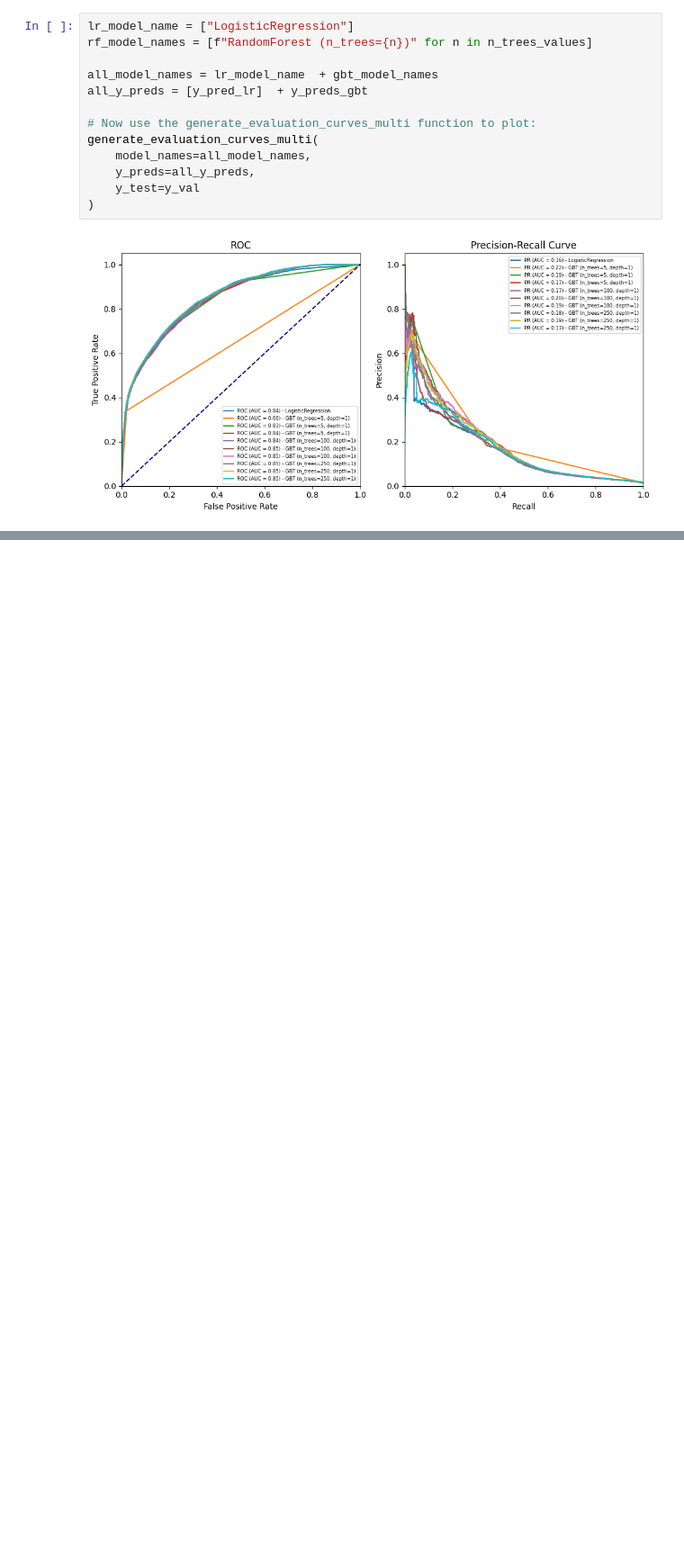
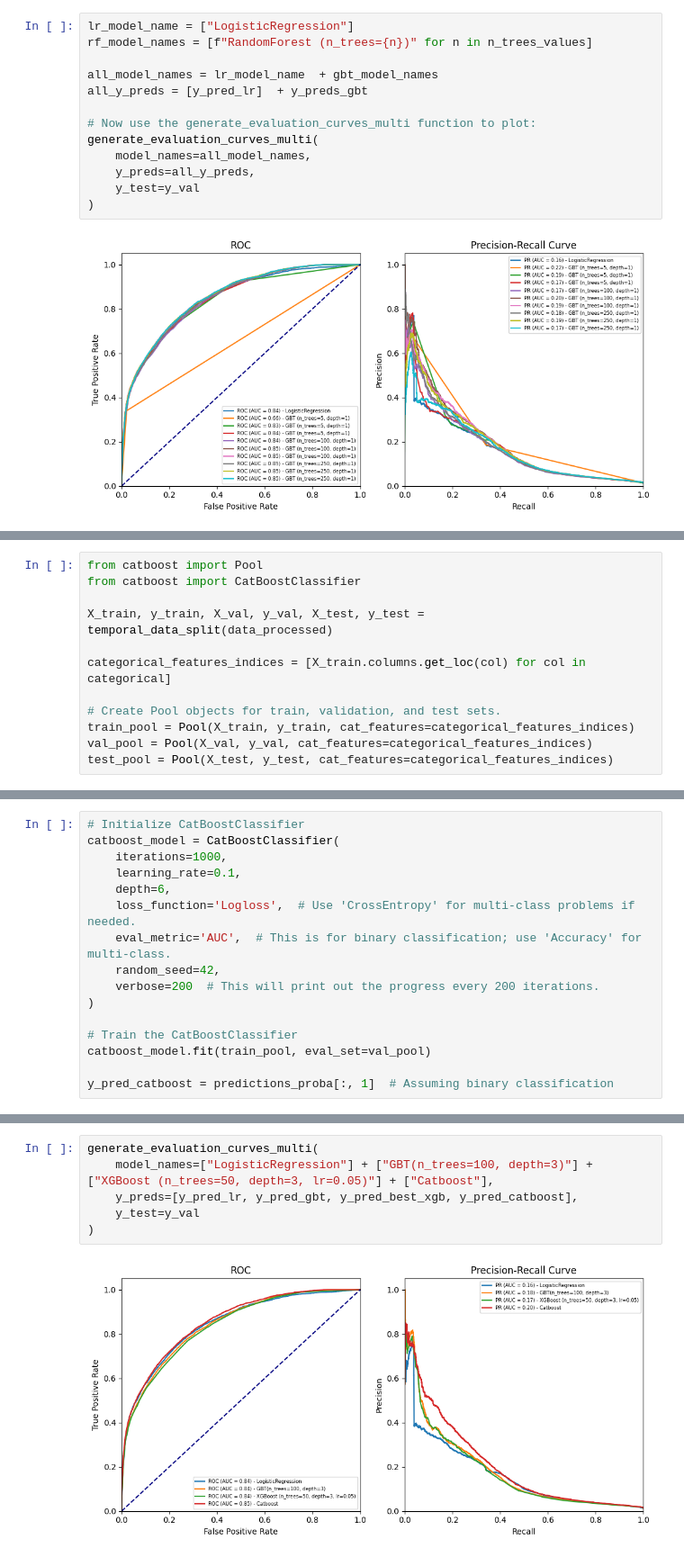
Before and after one commit to dan1dr/zrive-ds, a Jupyter notebook: src/module_4/push_exploration_non_linear.ipynb, the cells around one changed output, grey strips where cells are left out. Shown at 90% size. Cells and saved outputs as stored; diff of their text form; blank space fills up the shorter version.

```diff
--- a/src/module_4/push_exploration_non_linear.ipynb
+++ b/src/module_4/push_exploration_non_linear.ipynb
@@ -645,0 +887,12 @@ BGT with n_trees = 100 and depth = 3 seems to be our best model (brown line, leg
+# %%
+from catboost import Pool
+from catboost import CatBoostClassifier
+
+X_train, y_train, X_val, y_val, X_test, y_test = temporal_data_split(data_processed)
+
+categorical_features_indices = [X_train.columns.get_loc(col) for col in categorical]
+
+# Create Pool objects for train, validation, and test sets.
+train_pool = Pool(X_train, y_train, cat_features=categorical_features_indices)
+val_pool = Pool(X_val, y_val, cat_features=categorical_features_indices)
+test_pool = Pool(X_test, y_test, cat_features=categorical_features_indices)
@@ -645,0 +905,16 @@ BGT with n_trees = 100 and depth = 3 seems to be our best model (brown line, leg
+# %%
+# Initialize CatBoostClassifier
+catboost_model = CatBoostClassifier(
+    iterations=1000,
+    learning_rate=0.1,
+    depth=6,
+    loss_function='Logloss',  # Use 'CrossEntropy' for multi-class problems if needed.
+    eval_metric='AUC',  # This is for binary classification; use 'Accuracy' for multi-class.
+    random_seed=42,
+    verbose=200  # This will print out the progress every 200 iterations.
+)
+
+# Train the CatBoostClassifier
+catboost_model.fit(train_pool, eval_set=val_pool)
+
+y_pred_catboost = predictions_proba[:, 1]  # Assuming binary classification
@@ -645,0 +933,8 @@ BGT with n_trees = 100 and depth = 3 seems to be our best model (brown line, leg
+# %%
+generate_evaluation_curves_multi(
+    model_names=["LogisticRegression"] + ["GBT(n_trees=100, depth=3)"] + ["XGBoost (n_trees=50, depth=3, lr=0.05)"] + ["Catboost"],
+    y_preds=[y_pred_lr, y_pred_gbt, y_pred_best_xgb, y_pred_catboost],
+    y_test=y_val
+)
+# %% [output]
+[figure, added]
```
Also changed, not shown: parts of 27 cells of this notebook, 2 other files.
